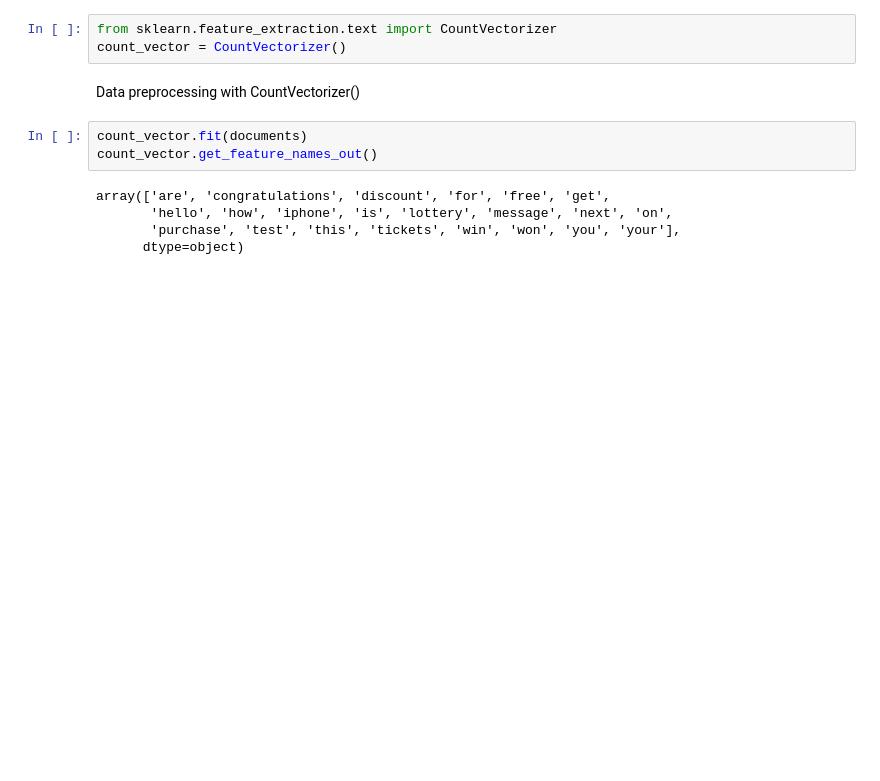
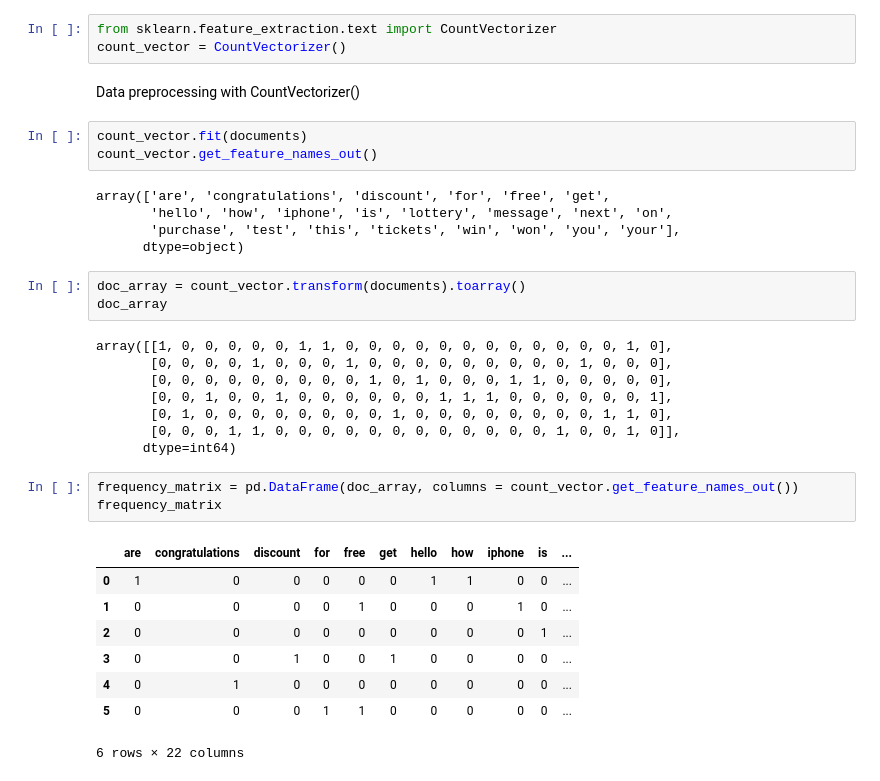
Before and after one commit to NANITH777/ML-DL-Examples, a Jupyter notebook: SMS Spam Detection/sms.ipynb, the cells around one changed output. Cells and saved outputs as stored; diff of their text form; blank space fills up the shorter version.

Commit message:
Count_vector to Array

```diff
--- a/SMS Spam Detection/sms.ipynb
+++ b/SMS Spam Detection/sms.ipynb
@@ -200,3 +200,26 @@ array(['are', 'congratulations', 'discount', 'for', 'free', 'get',
        'hello', 'how', 'iphone', 'is', 'lottery', 'message', 'next', 'on',
        'purchase', 'test', 'this', 'tickets', 'win', 'won', 'you', 'your'],
       dtype=object)
+# %%
+doc_array = count_vector.transform(documents).toarray()
+doc_array
+# %% [output]
+array([[1, 0, 0, 0, 0, 0, 1, 1, 0, 0, 0, 0, 0, 0, 0, 0, 0, 0, 0, 0, 1, 0],
+       [0, 0, 0, 0, 1, 0, 0, 0, 1, 0, 0, 0, 0, 0, 0, 0, 0, 0, 1, 0, 0, 0],
+       [0, 0, 0, 0, 0, 0, 0, 0, 0, 1, 0, 1, 0, 0, 0, 1, 1, 0, 0, 0, 0, 0],
+       [0, 0, 1, 0, 0, 1, 0, 0, 0, 0, 0, 0, 1, 1, 1, 0, 0, 0, 0, 0, 0, 1],
+       [0, 1, 0, 0, 0, 0, 0, 0, 0, 0, 1, 0, 0, 0, 0, 0, 0, 0, 0, 1, 1, 0],
+       [0, 0, 0, 1, 1, 0, 0, 0, 0, 0, 0, 0, 0, 0, 0, 0, 0, 1, 0, 0, 1, 0]],
+      dtype=int64)
+# %%
+frequency_matrix = pd.DataFrame(doc_array, columns = count_vector.get_feature_names_out())
+frequency_matrix
+# %% [output]
+|  | are | congratulations | discount | for | free | get | hello | how | iphone | is | ... |
+| 0 | 1 | 0 | 0 | 0 | 0 | 0 | 1 | 1 | 0 | 0 | ... |
+| 1 | 0 | 0 | 0 | 0 | 1 | 0 | 0 | 0 | 1 | 0 | ... |
+| 2 | 0 | 0 | 0 | 0 | 0 | 0 | 0 | 0 | 0 | 1 | ... |
+| 3 | 0 | 0 | 1 | 0 | 0 | 1 | 0 | 0 | 0 | 0 | ... |
+| 4 | 0 | 1 | 0 | 0 | 0 | 0 | 0 | 0 | 0 | 0 | ... |
+| 5 | 0 | 0 | 0 | 1 | 1 | 0 | 0 | 0 | 0 | 0 | ... |
+6 rows × 22 columns
```
